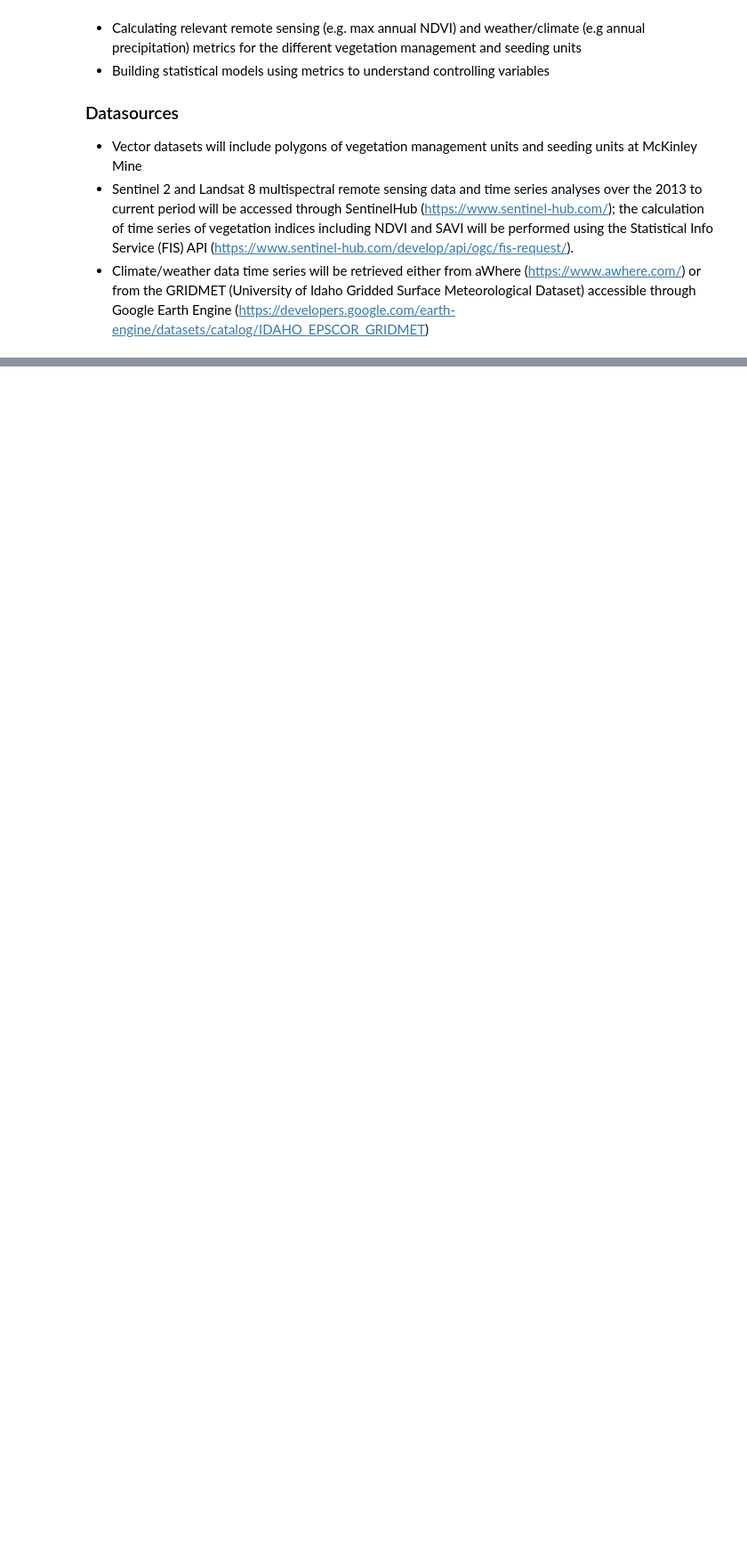
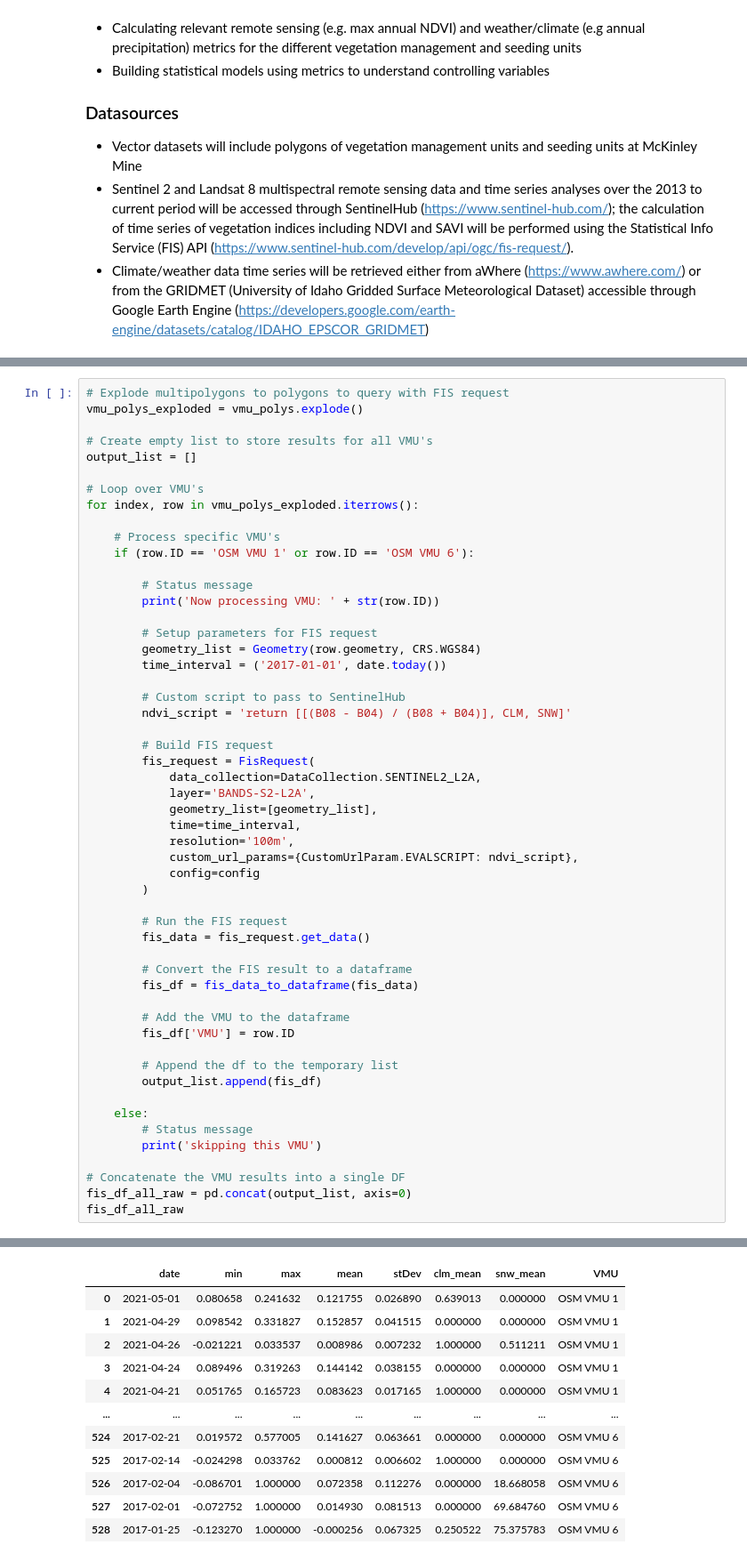
Before and after one commit to earthlab-education/ea-2021-final-project-mckinley-mine, a Jupyter notebook: mckinley_mine_spring_blog.ipynb, the cells around one changed output, grey strips where cells are left out. Shown at 89% size. Drawn from its saved outputs; the diff is of its cells as text; blank space fills up the shorter version.

```diff
--- a/mckinley_mine_spring_blog.ipynb
+++ b/mckinley_mine_spring_blog.ipynb
@@ -253,0 +326,54 @@ plt.show()
+# %%
+# Explode multipolygons to polygons to query with FIS request
+vmu_polys_exploded = vmu_polys.explode()
+
+# Create empty list to store results for all VMU's
+output_list = []
+
+# Loop over VMU's
+for index, row in vmu_polys_exploded.iterrows():
+
+    # Process specific VMU's
+    if (row.ID == 'OSM VMU 1' or row.ID == 'OSM VMU 6'):
+
+        # Status message
+        print('Now processing VMU: ' + str(row.ID))
+
+        # Setup parameters for FIS request
+        geometry_list = Geometry(row.geometry, CRS.WGS84)
+        time_interval = ('2017-01-01', date.today())
+
+        # Custom script to pass to SentinelHub
+        ndvi_script = 'return [[(B08 - B04) / (B08 + B04)], CLM, SNW]'
+
+        # Build FIS request
+        fis_request = FisRequest(
+            data_collection=DataCollection.SENTINEL2_L2A,
+            layer='BANDS-S2-L2A',
+            geometry_list=[geometry_list],
+            time=time_interval,
+            resolution='100m',
+            custom_url_params={CustomUrlParam.EVALSCRIPT: ndvi_script},
+            config=config
+        )
+
+        # Run the FIS request
+        fis_data = fis_request.get_data()
+
+        # Convert the FIS result to a dataframe
+        fis_df = fis_data_to_dataframe(fis_data)
+
+        # Add the VMU to the dataframe
+        fis_df['VMU'] = row.ID
+
+        # Append the df to the temporary list
+        output_list.append(fis_df)
+
+    else:
+        # Status message
+        print('skipping this VMU')
+
+# Concatenate the VMU results into a single DF
+fis_df_all_raw = pd.concat(output_list, axis=0)
+fis_df_all_raw
+# %% [output]
@@ -253,0 +397,12 @@ plt.show()
+|  | date | min | max | mean | stDev | clm_mean | snw_mean | VMU |
+| 0 | 2021-05-01 | 0.080658 | 0.241632 | 0.121755 | 0.026890 | 0.639013 | 0.000000 | OSM VMU 1 |
+| 1 | 2021-04-29 | 0.098542 | 0.331827 | 0.152857 | 0.041515 | 0.000000 | 0.000000 | OSM VMU 1 |
+| 2 | 2021-04-26 | -0.021221 | 0.033537 | 0.008986 | 0.007232 | 1.000000 | 0.511211 | OSM VMU 1 |
+| 3 | 2021-04-24 | 0.089496 | 0.319263 | 0.144142 | 0.038155 | 0.000000 | 0.000000 | OSM VMU 1 |
+| 4 | 2021-04-21 | 0.051765 | 0.165723 | 0.083623 | 0.017165 | 1.000000 | 0.000000 | OSM VMU 1 |
+| ... | ... | ... | ... | ... | ... | ... | ... | ... |
+| 524 | 2017-02-21 | 0.019572 | 0.577005 | 0.141627 | 0.063661 | 0.000000 | 0.000000 | OSM VMU 6 |
+| 525 | 2017-02-14 | -0.024298 | 0.033762 | 0.000812 | 0.006602 | 1.000000 | 0.000000 | OSM VMU 6 |
+| 526 | 2017-02-04 | -0.086701 | 1.000000 | 0.072358 | 0.112276 | 0.000000 | 18.668058 | OSM VMU 6 |
+| 527 | 2017-02-01 | -0.072752 | 1.000000 | 0.014930 | 0.081513 | 0.000000 | 69.684760 | OSM VMU 6 |
+| 528 | 2017-01-25 | -0.123270 | 1.000000 | -0.000256 | 0.067325 | 0.250522 | 75.375783 | OSM VMU 6 |
```
Also changed, not shown: parts of 25 cells of this notebook, 1 other file.
